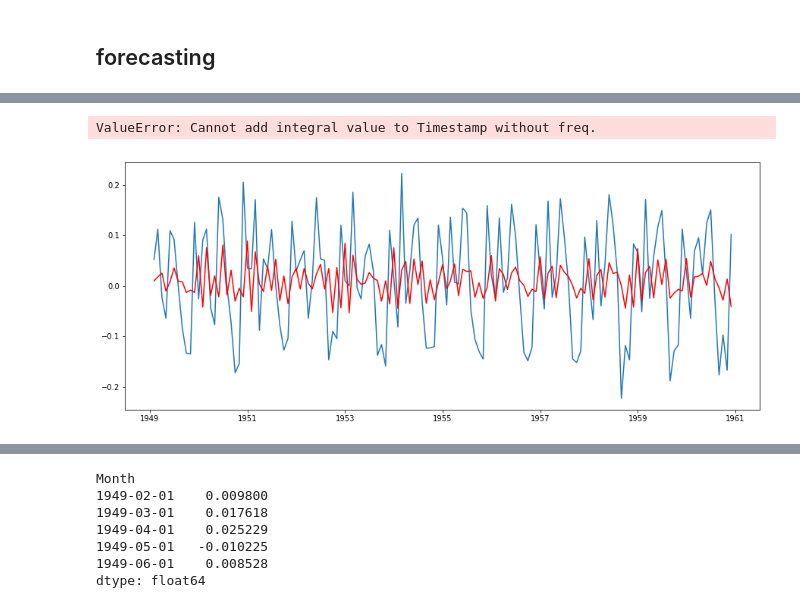
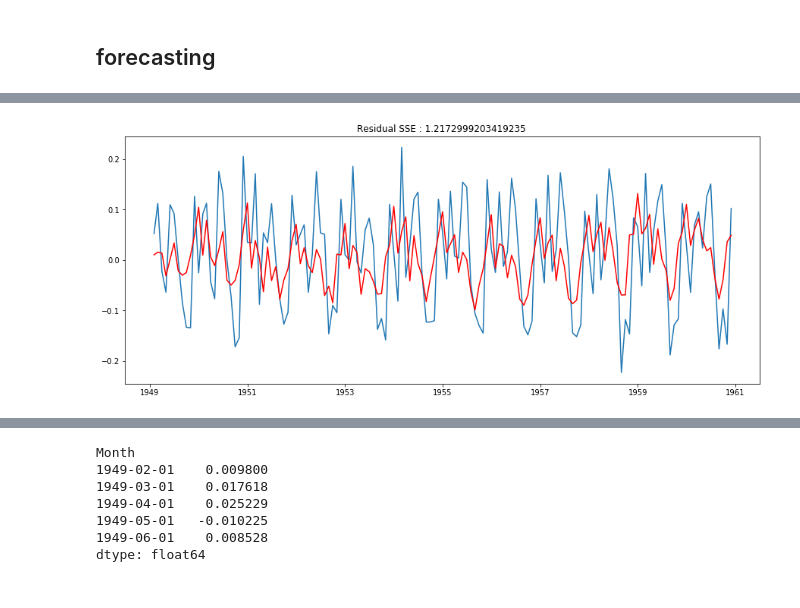
Before and after one commit to mkumar73/time-series, a Jupyter notebook: python/02.air_passenger_arima.ipynb, the cells around one changed output, grey strips where cells are left out. Cells and saved outputs as stored; diff of their text form; code cells hidden in the pictures.

```diff
--- a/python/02.air_passenger_arima.ipynb
+++ b/python/02.air_passenger_arima.ipynb
@@ -236,17 +247,22 @@ plt.savefig('plots/ts_airpassenger_4.jpg')
 # %%
 from statsmodels.tsa.arima_model import ARIMA
 # %%
-## AR model
+## ARIMA model
 
 # the parameter order has 3 components :
 # 1. The number of Auto-Regressive Terms (p)
 # 2. The number of differences taken (d)
 # 3. The number of Moving Average Terms (q)
 
-model = ARIMA(log_air_passengers, order=(1, 1, 2))
-results_MA2 = model.fit(disp=-1)
+def arima_model_fitting(raw_data, diff_data, pdq = (), plotting = True):
 
-plt.plot(log_air_passengers_diff)
-plt.plot(results_MA2.fittedvalues, color='red')
-rss_value = sum((results_MA2.fittedvalues - log_air_passengers_diff['Passengers'])**2)
-plt.title('RSS: '.format(rss_value))
+    model = ARIMA(log_air_passengers, order= pdq)
+    results = model.fit(disp=-1)
+
+    if plotting:
+        plt.plot(diff_data)
+        plt.plot(results.fittedvalues, color='red')
+        rss_value = sum((results.fittedvalues - diff_data['Passengers'])**2)
+        plt.title('Residual SSE : {} '.format(rss_value))
+    else:
+        return results.fittedvalues
@@ -268,12 +269,6 @@ ValueError: Cannot add integral value to Timestamp without freq.
-# %%
-# ARIMA model
-# try p = 1 or 2
-
-model = ARIMA(log_air_passengers, order=(1, 1, 1))
-results_ARIMA = model.fit(disp=-1)
-plt.plot(log_air_passengers_diff)
-plt.plot(results_ARIMA.fittedvalues, color='red')
-plt.title('RSS: %.4f'% sum((results_ARIMA.fittedvalues-log_air_passengers_diff)**2))
-# %% [output]
-ValueError: Cannot add integral value to Timestamp without freq.
-[figure, removed]
+# %%
+## AR(1) + MA(2) + 1 difference
+
+arima_model_fitting(log_air_passengers, log_air_passengers_diff, pdq = (1, 1, 2))
+# %% [output]
+[figure, added]
```
Also changed, not shown: parts of 13 cells of this notebook.
